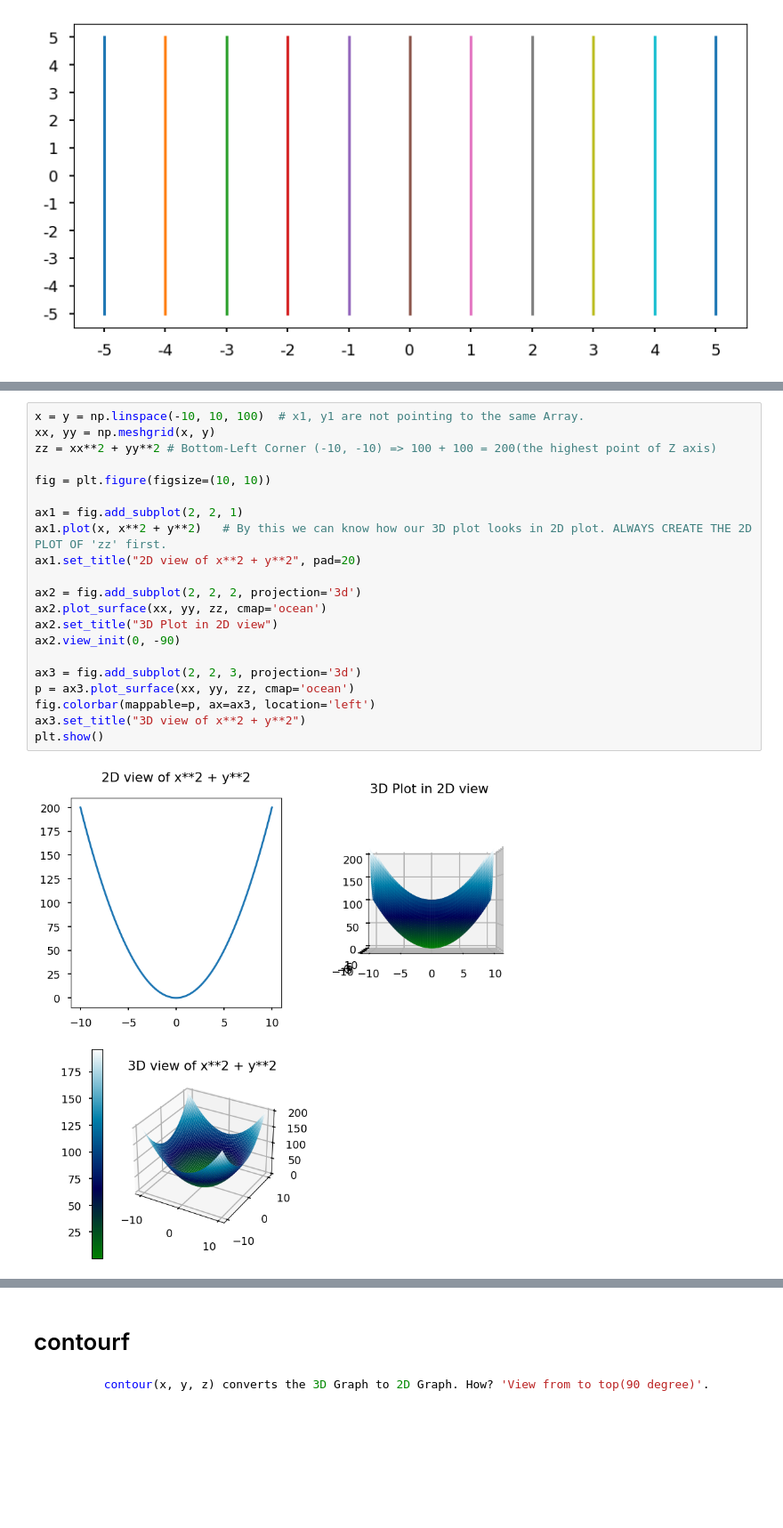
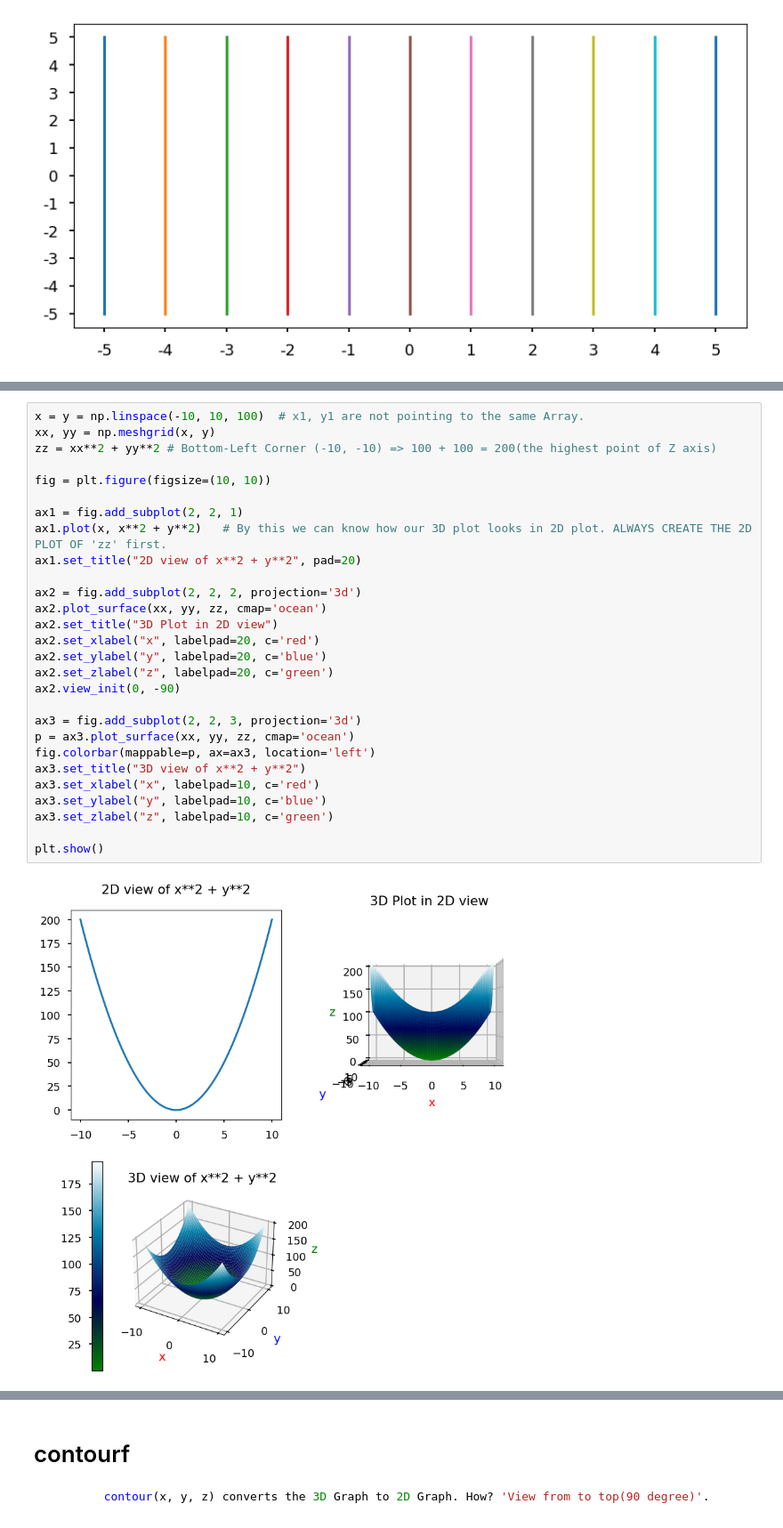
Before and after one commit to speedy1601/Data-Science-Library, a Jupyter notebook: matplotlib/Matplotlib.ipynb, the cells around one changed output, grey strips where cells are left out. Shown at 89% size. Drawn from its saved outputs; the diff is of its cells as text; blank space fills up the shorter version.

Commit message:
So finally the last part of the Surface Plot is done of matplotlib Tutorial

```diff
--- a/matplotlib/Matplotlib.ipynb
+++ b/matplotlib/Matplotlib.ipynb
@@ -887,26 +949,33 @@ plt.show()
 # %%
 x = y = np.linspace(-10, 10, 100)  # x1, y1 are not pointing to the same Array.
 xx, yy = np.meshgrid(x, y)
 zz = xx**2 + yy**2 # Bottom-Left Corner (-10, -10) => 100 + 100 = 200(the highest point of Z axis)
 
 fig = plt.figure(figsize=(10, 10))
 
 ax1 = fig.add_subplot(2, 2, 1)
 ax1.plot(x, x**2 + y**2)   # By this we can know how our 3D plot looks in 2D plot. ALWAYS CREATE THE 2D PLOT OF 'zz' first.
 ax1.set_title("2D view of x**2 + y**2", pad=20)
 
 ax2 = fig.add_subplot(2, 2, 2, projection='3d')
 ax2.plot_surface(xx, yy, zz, cmap='ocean')
 ax2.set_title("3D Plot in 2D view")
+ax2.set_xlabel("x", labelpad=20, c='red')
+ax2.set_ylabel("y", labelpad=20, c='blue')
+ax2.set_zlabel("z", labelpad=20, c='green')
 ax2.view_init(0, -90)
 
 ax3 = fig.add_subplot(2, 2, 3, projection='3d')
 p = ax3.plot_surface(xx, yy, zz, cmap='ocean')
 fig.colorbar(mappable=p, ax=ax3, location='left')
 ax3.set_title("3D view of x**2 + y**2")
+ax3.set_xlabel("x", labelpad=10, c='red')
+ax3.set_ylabel("y", labelpad=10, c='blue')
+ax3.set_zlabel("z", labelpad=10, c='green')
+
 plt.show()
 # %% [output]
-[figure, old version]
+[figure, new version]
 # %%
 x = y = np.linspace(-10, 10, 100)  # x1, y1 are not pointing to the same Array.
 xx, yy = np.meshgrid(x, y)
```
Also changed, not shown: parts of 3 cells of this notebook, 2 other files.
